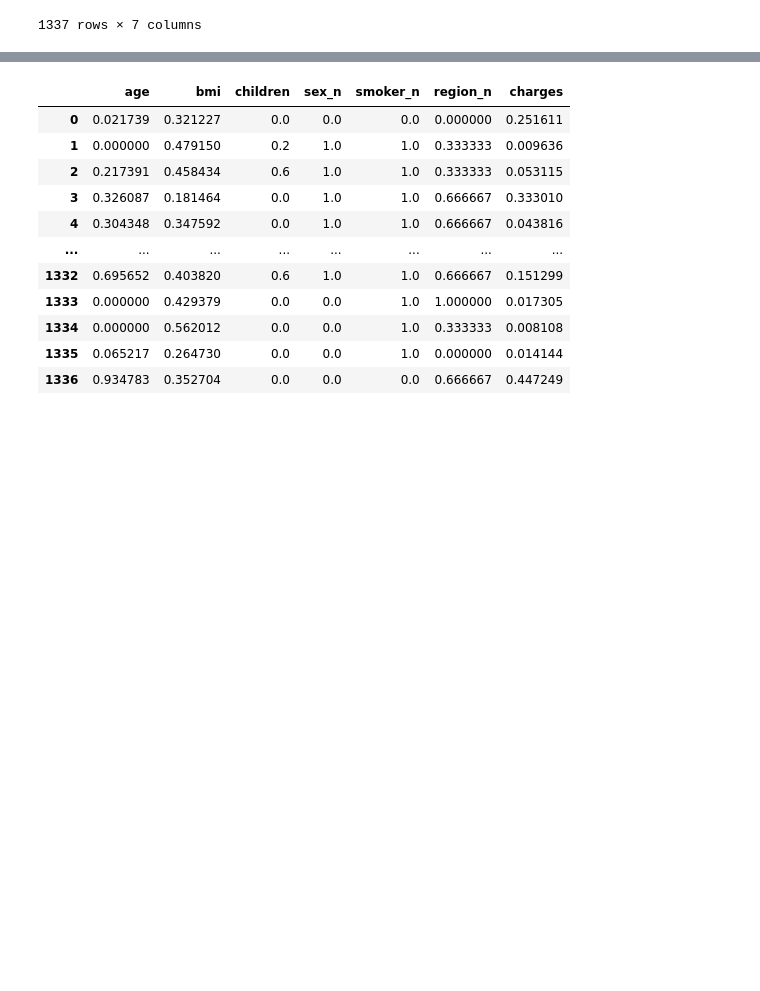
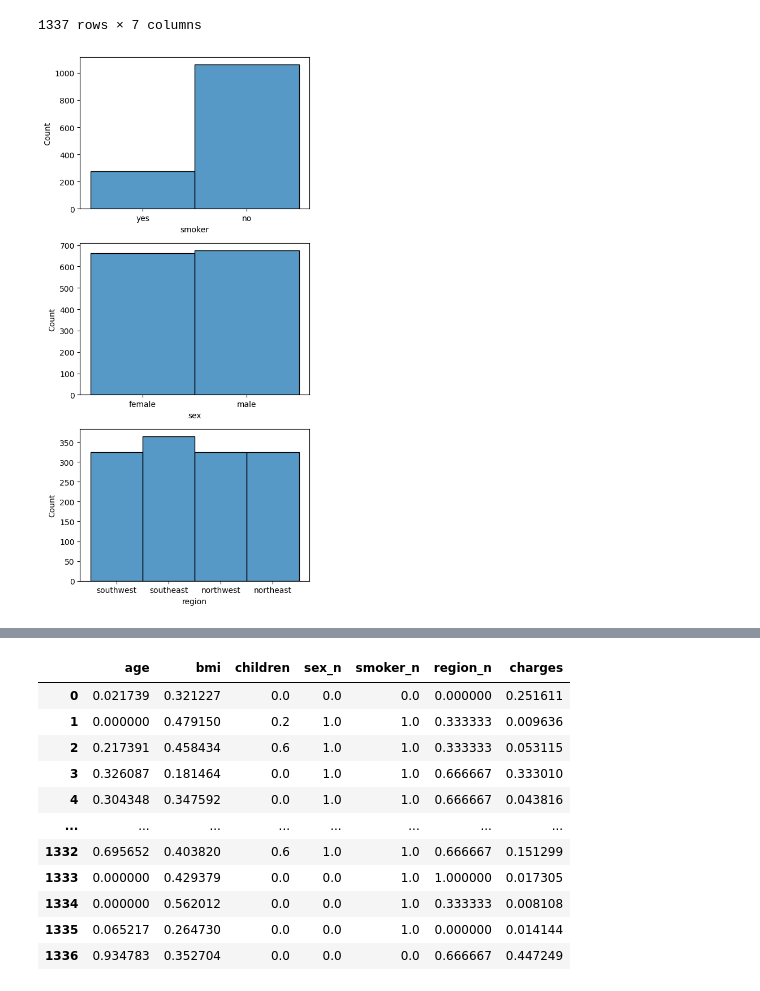
Before and after one commit to grigorow1974/Regresion_Lineal, a Jupyter notebook: src/explore.ipynb, the cells around one changed output, grey strips where cells are left out. Cells and saved outputs as stored; diff of their text form; code cells hidden in the pictures; blank space fills up the shorter version.

```diff
--- a/src/explore.ipynb
+++ b/src/explore.ipynb
@@ -39,0 +58,21 @@ df
+# %%
+# EDA
+
+import matplotlib.pyplot as plt
+import seaborn as sns
+
+fig, axis = plt.subplots(3, 1, figsize = (5, 10))
+
+# Crear un histograma múltiple
+sns.histplot(ax = axis[0], data = df, x = "smoker")
+sns.histplot(ax = axis[1], data = df, x = "sex")
+sns.histplot(ax = axis[2], data = df, x = "region")
+
+
+# Ajustar el layout
+plt.tight_layout()
+
+# Mostrar el plot
+plt.show()
+# %% [output]
+[figure, added]
```
Also changed, not shown: parts of 11 cells of this notebook, 1 other file.
